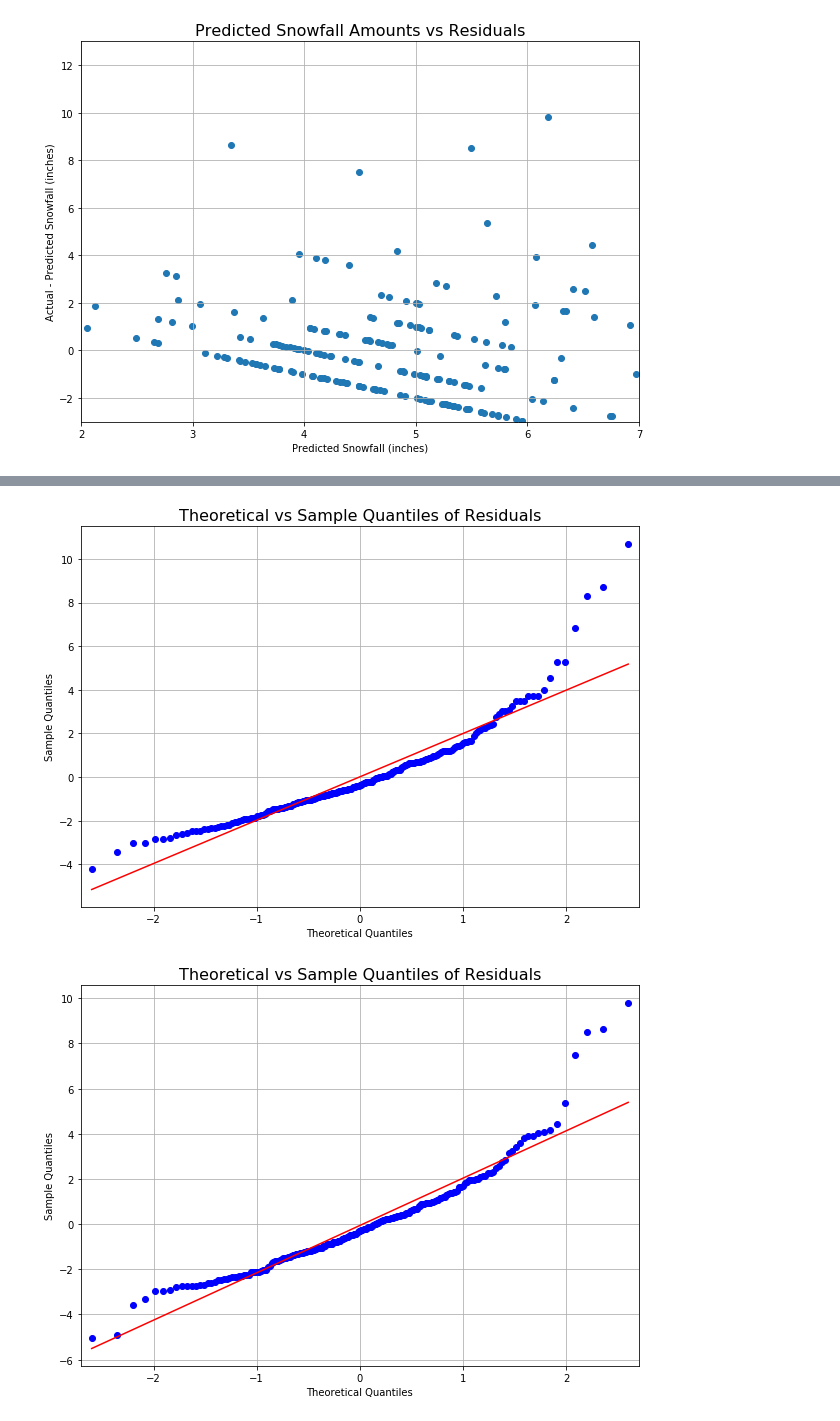
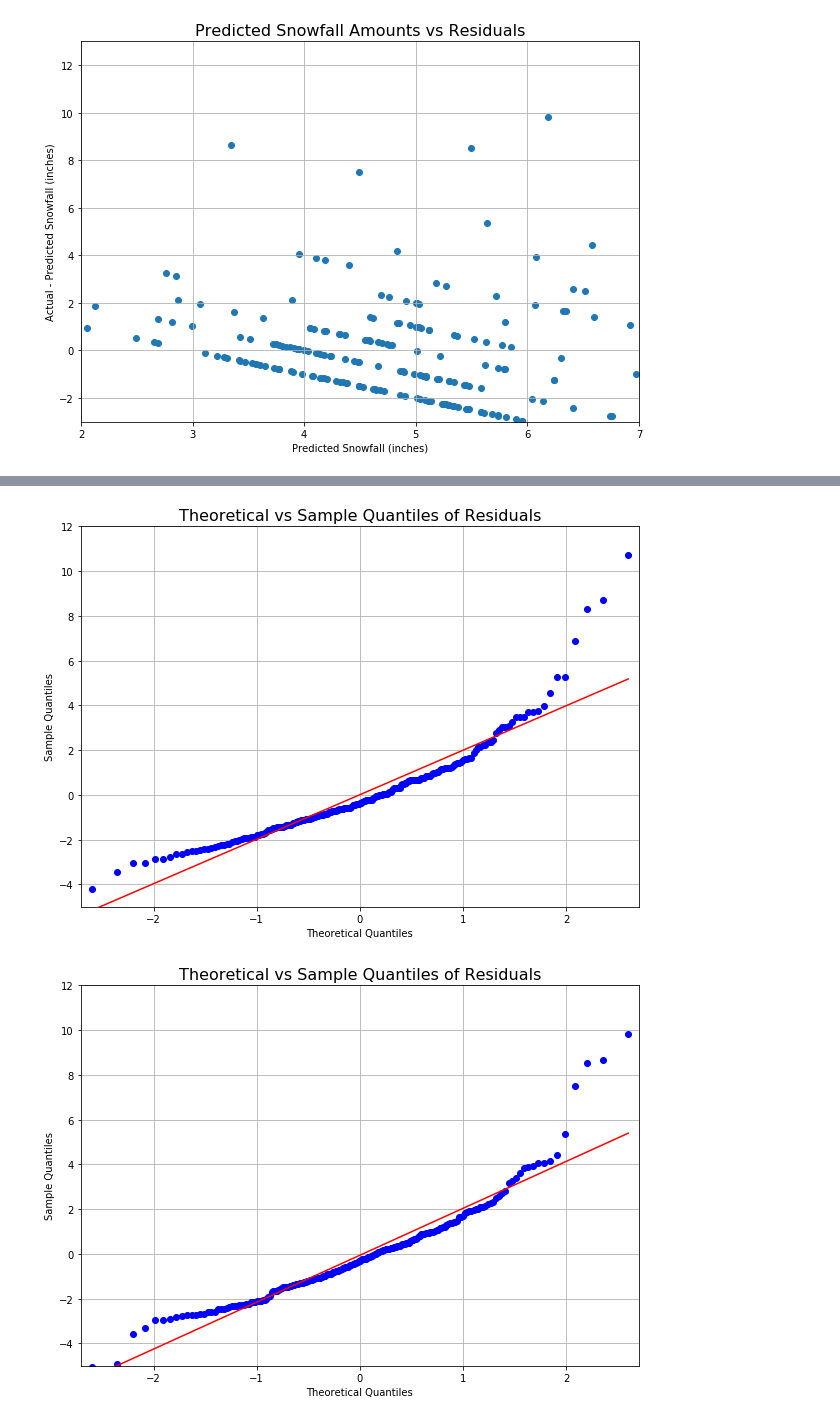
Before and after one commit to dustinrapp/Capstone_Springboard_Intermediate_Python, a Jupyter notebook: Projects/8a_UASFC_20-80_KFold_Crossval.ipynb, the cells around one changed output, grey strips where cells are left out. Cells and saved outputs as stored; diff of their text form; code cells hidden in the pictures.

Commit message:
figure formatting

```diff
--- a/Projects/8a_UASFC_20-80_KFold_Crossval.ipynb
+++ b/Projects/8a_UASFC_20-80_KFold_Crossval.ipynb
@@ -243,7 +243,7 @@ for f in np.arange(0,len(X_feat),1):
  #print(Ytest_predictions)
  print(len(Ytest_predictions))
 
- R2_scores.append(metrics.r2_score(Ytest_predictions[f], Y_actsnf[f]))
+ R2_scores.append(metrics.r2_score( Y_actsnf[f],Ytest_predictions[f],))
  slope, intercept, r_value, p_value, std_err = linregress(Ytest_predictions[f], Y_actsnf[f])
  slopes.append(slope)
  intercepts.append(intercept)
@@ -357,6 +357,9 @@ for pred_case in np.arange(0, len(Ytest_predictions), 1):
        residuals = Y_actsnf[pred_case] - Ytest_predictions[pred_case]
        fig, ax = plt.subplots(figsize=(10, 7))
        qq2=sm.qqplot(residuals, line='r', ax = ax)
+       plt.ylim([-5,12])
+
+       plt.grid(True)
        plt.grid(True)
        plt.savefig('C:/Users/RAPP/Documents/Capstone/Report/figs/qq_resid_KFold_'+descriptors[pred_case]+'.png',bbox_inches='tight')
        plt.title('Theoretical vs Sample Quantiles of Residuals', fontsize = 16)
@@ -366,5 +369,5 @@ for pred_case in np.arange(0, len(Ytest_predictions), 1):
-[figure, old version]
+[figure, new version]
-[figure, old version]
+[figure, new version]
 # %%
 for pred_case in np.arange(0, len(Ytest_predictions), 1):
   diff =  Y_actsnf[pred_case] - Ytest_predictions[pred_case]
```
Also changed, not shown: parts of 3 cells of this notebook, 4 other files.
